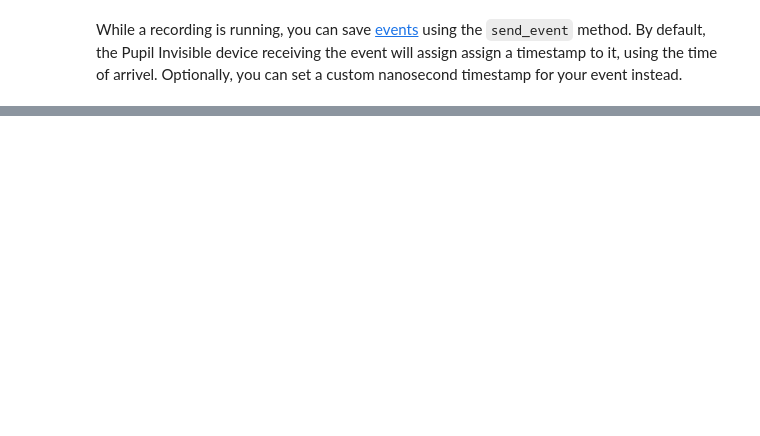
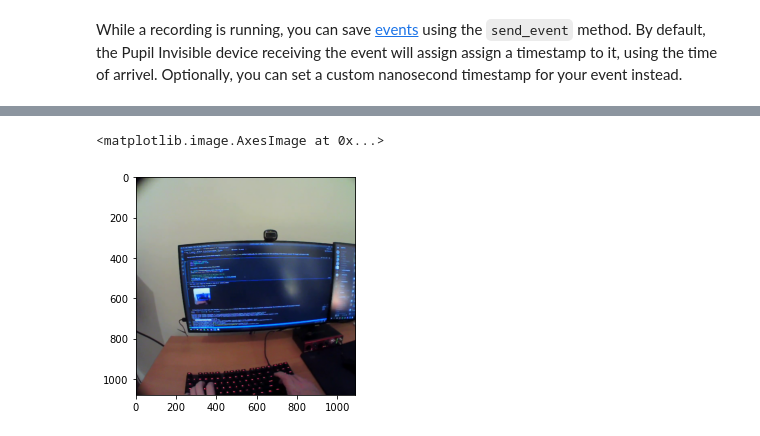
Before and after one commit to pupil-labs/pupil-docs, a Jupyter notebook: src/invisible/tutorials/real-time-api/real-time-api.ipynb, the cells around one changed output, grey strips where cells are left out. Cells and saved outputs as stored; diff of their text form; code cells hidden in the pictures; blank space fills up the shorter version.

```diff
--- a/src/invisible/tutorials/real-time-api/real-time-api.ipynb
+++ b/src/invisible/tutorials/real-time-api/real-time-api.ipynb
@@ -79,0 +77,15 @@ plt.imshow(bgr_buffer)
+# %%
+from datetime import datetime
+import matplotlib.pyplot as plt
+import cv2
+
+scene_sample = device.receive_scene_video_frame()
+
+dt = datetime.fromtimestamp(scene_sample.timestamp_unix_seconds)
+print(f"This scene camera image was recorded at {dt}")
+
+# matplotlib expects images to be in RGB rather than BGR.
+# Thus we use OpenCv to convert color spaces.
+scene_image_rgb = cv2.cvtColor(scene_sample.bgr_pixels, cv2.COLOR_BGR2RGB)
+plt.imshow(scene_image_rgb)
+# %% [output]
@@ -79,0 +93,2 @@ plt.imshow(bgr_buffer)
+<matplotlib.image.AxesImage at 0x...>
+[figure, added]
```
Also changed, not shown: parts of 16 cells of this notebook.
